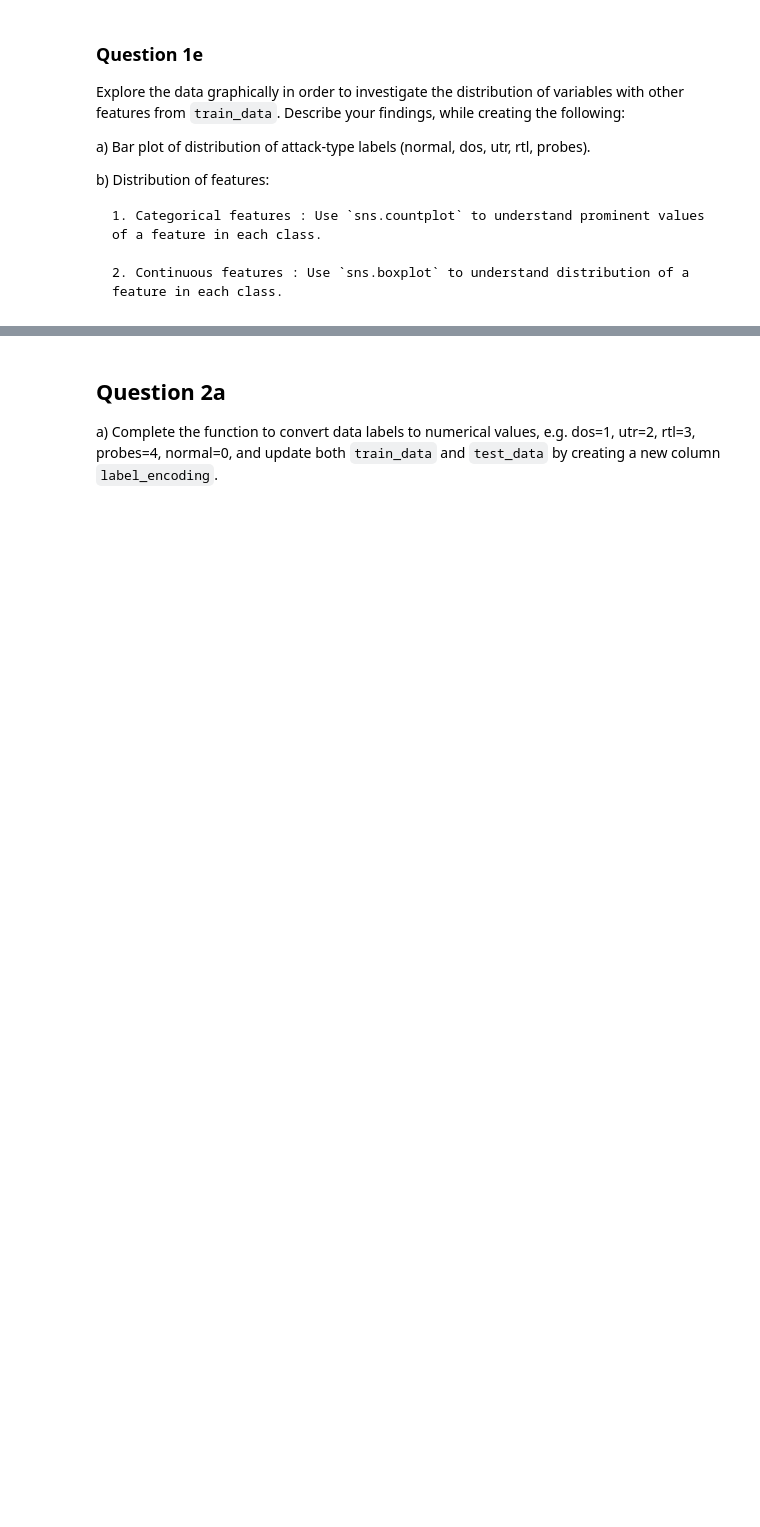
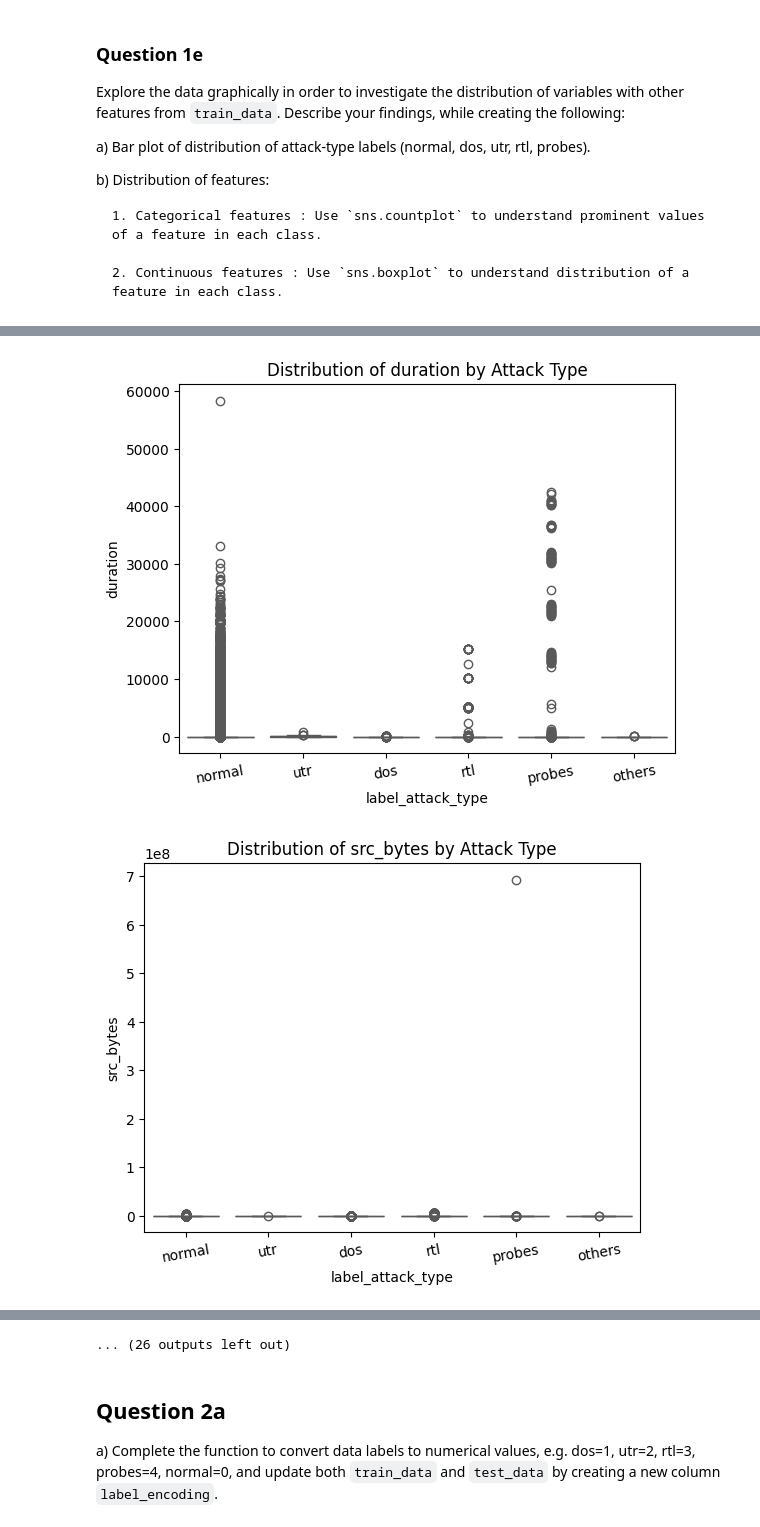
Before and after one commit to TheChroniclerr/CP322, a Jupyter notebook: Assignment_2.ipynb, the cells around one changed output, grey strips where cells are left out. Saved outputs shown, nothing was run; the diff lists cells and outputs as text; code cells hidden in the pictures; blank space fills up the shorter version.

```diff
--- a/Assignment_2.ipynb
+++ b/Assignment_2.ipynb
@@ -197,6 +310,20 @@ for col in categorical_cols:
-# %%
-#b ii)
-for column in train_data.columns:
-    ...
-        plt.figure()
-        ...
+# %%
+#b ii)
+for column in train_data.columns:
+  if train_data[column].dtype in ['int64', 'float64'] and column not in ['label', 'label_attack_type']:
+        plt.figure()
+
+        sns.boxplot(
+            data=train_data,
+            x='label_attack_type',
+            y=column,
+            palette='Set2'
+        )
+
+        plt.title(f'Distribution of {column} by Attack Type')
+        plt.xticks(rotation=10)
+
+        plt.show()
+# %% [output]
+[figure, added]
+[figure, added]
@@ -203,3 +340,4 @@ for column in train_data.columns:
+... (26 outputs left out)
 # %% [markdown]
 <!-- END QUESTION -->
 
```
Also changed, not shown: parts of 54 cells of this notebook.
